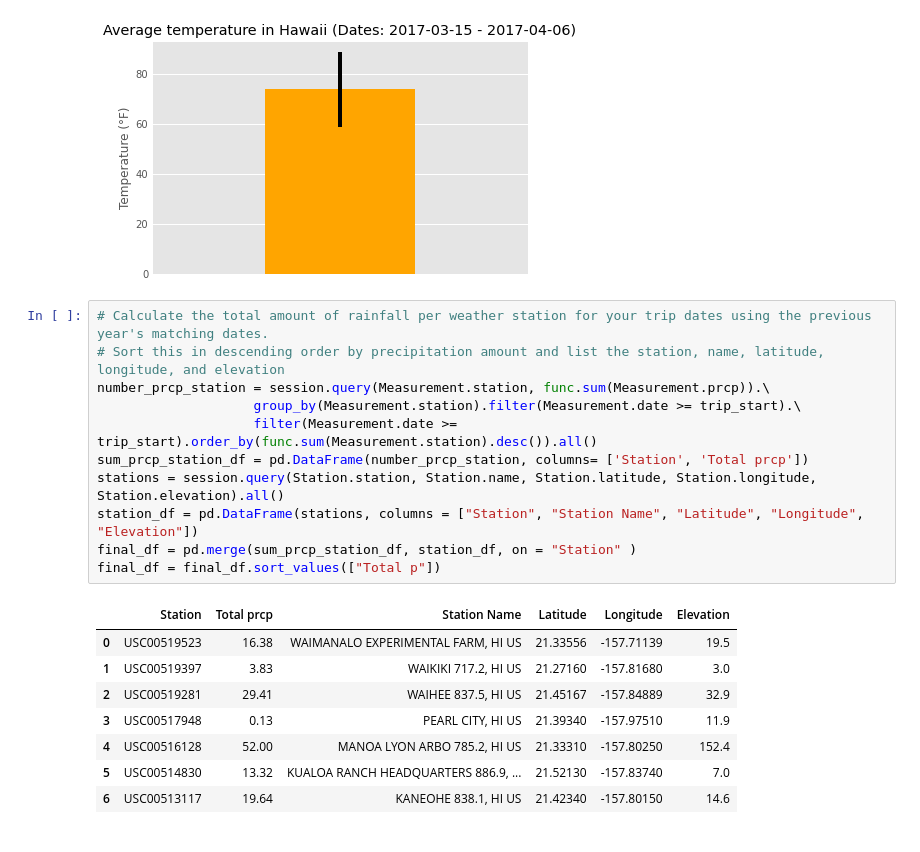
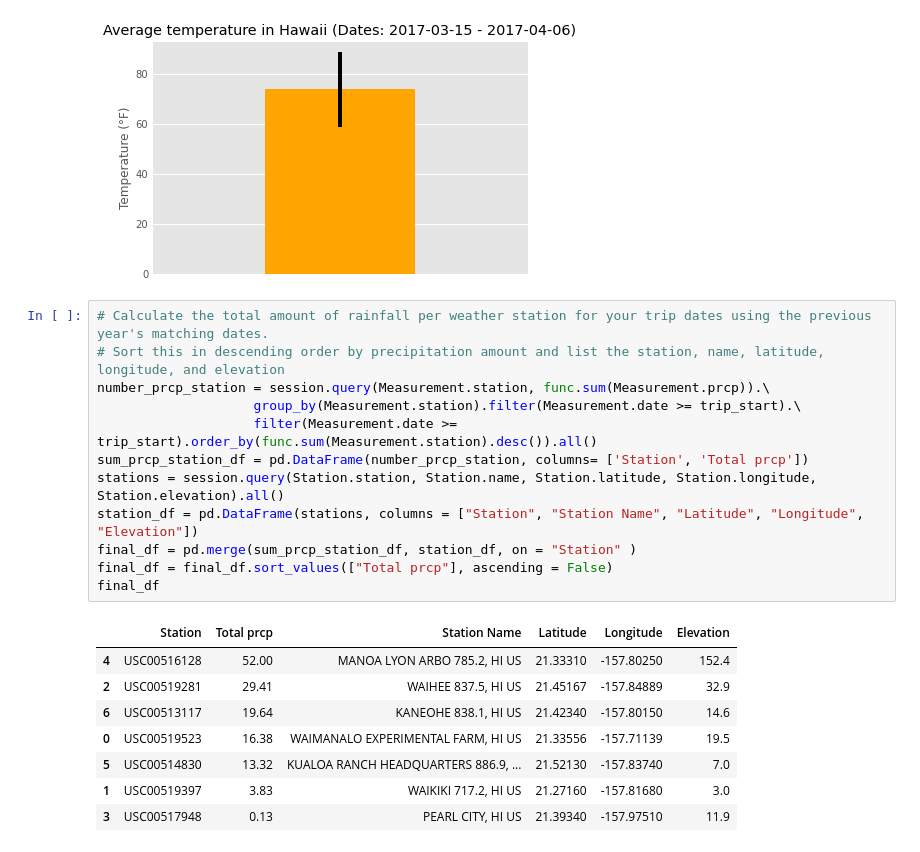
Before and after one commit to mariasierralizarazo/sqlalchemy-challenge, a Jupyter notebook: climate.ipynb, the cells around one changed output. Drawn from its saved outputs; the diff is of its cells as text.

```diff
--- a/climate.ipynb
+++ b/climate.ipynb
@@ -302,23 +302,24 @@ plt.savefig("figures/AverageTemperature.png")
 # %%
 # Calculate the total amount of rainfall per weather station for your trip dates using the previous year's matching dates.
 # Sort this in descending order by precipitation amount and list the station, name, latitude, longitude, and elevation
 number_prcp_station = session.query(Measurement.station, func.sum(Measurement.prcp)).\
                     group_by(Measurement.station).filter(Measurement.date >= trip_start).\
                     filter(Measurement.date >= trip_start).order_by(func.sum(Measurement.station).desc()).all()
 sum_prcp_station_df = pd.DataFrame(number_prcp_station, columns= ['Station', 'Total prcp'])
 stations = session.query(Station.station, Station.name, Station.latitude, Station.longitude, Station.elevation).all()
 station_df = pd.DataFrame(stations, columns = ["Station", "Station Name", "Latitude", "Longitude", "Elevation"])
 final_df = pd.merge(sum_prcp_station_df, station_df, on = "Station" )
-final_df = final_df.sort_values(["Total p"])
+final_df = final_df.sort_values(["Total prcp"], ascending = False)
+final_df
 # %% [output]
 |  | Station | Total prcp | Station Name | Latitude | Longitude | Elevation |
+| 4 | USC00516128 | 52.00 | MANOA LYON ARBO 785.2, HI US | 21.33310 | -157.80250 | 152.4 |
+| 2 | USC00519281 | 29.41 | WAIHEE 837.5, HI US | 21.45167 | -157.84889 | 32.9 |
+| 6 | USC00513117 | 19.64 | KANEOHE 838.1, HI US | 21.42340 | -157.80150 | 14.6 |
 | 0 | USC00519523 | 16.38 | WAIMANALO EXPERIMENTAL FARM, HI US | 21.33556 | -157.71139 | 19.5 |
+| 5 | USC00514830 | 13.32 | KUALOA RANCH HEADQUARTERS 886.9, ... | 21.52130 | -157.83740 | 7.0 |
 | 1 | USC00519397 | 3.83 | WAIKIKI 717.2, HI US | 21.27160 | -157.81680 | 3.0 |
-| 2 | USC00519281 | 29.41 | WAIHEE 837.5, HI US | 21.45167 | -157.84889 | 32.9 |
 | 3 | USC00517948 | 0.13 | PEARL CITY, HI US | 21.39340 | -157.97510 | 11.9 |
-| 4 | USC00516128 | 52.00 | MANOA LYON ARBO 785.2, HI US | 21.33310 | -157.80250 | 152.4 |
-| 5 | USC00514830 | 13.32 | KUALOA RANCH HEADQUARTERS 886.9, ... | 21.52130 | -157.83740 | 7.0 |
-| 6 | USC00513117 | 19.64 | KANEOHE 838.1, HI US | 21.42340 | -157.80150 | 14.6 |
 # %%
 # Create a query that will calculate the daily normals
 # (i.e. the averages for tmin, tmax, and tavg for all historic data matching a specific month and day)
```
Also changed, not shown: parts of 5 cells of this notebook.
